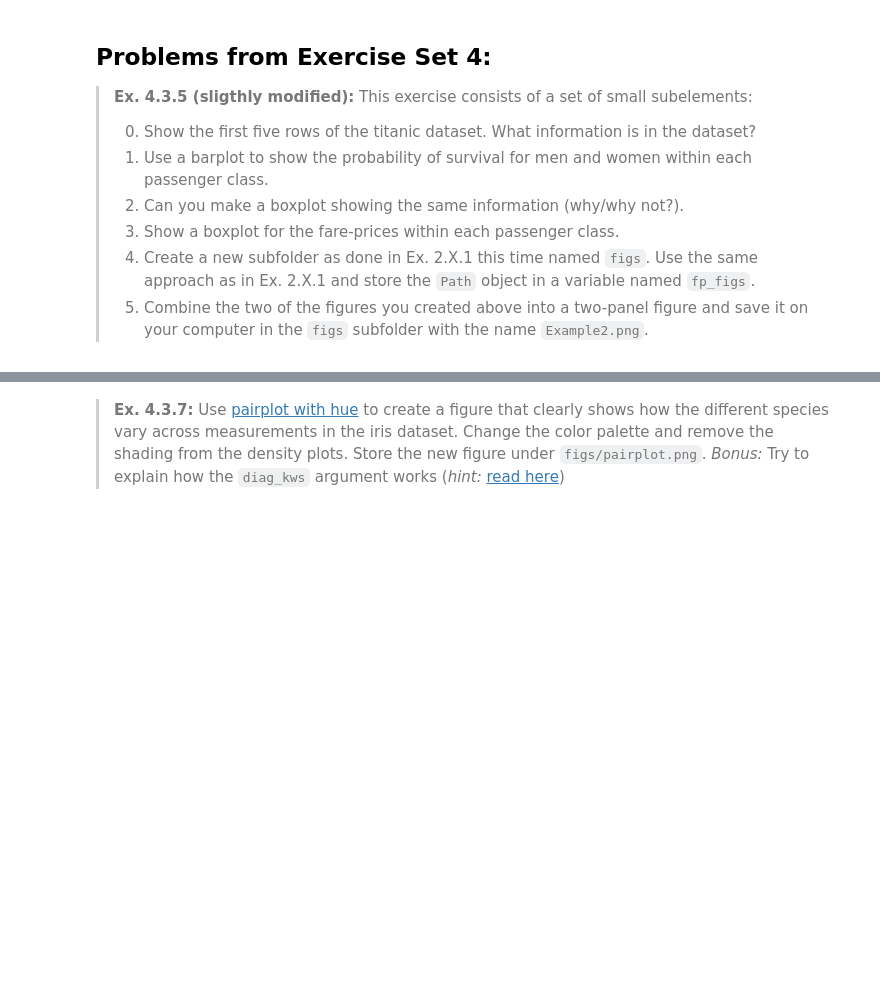
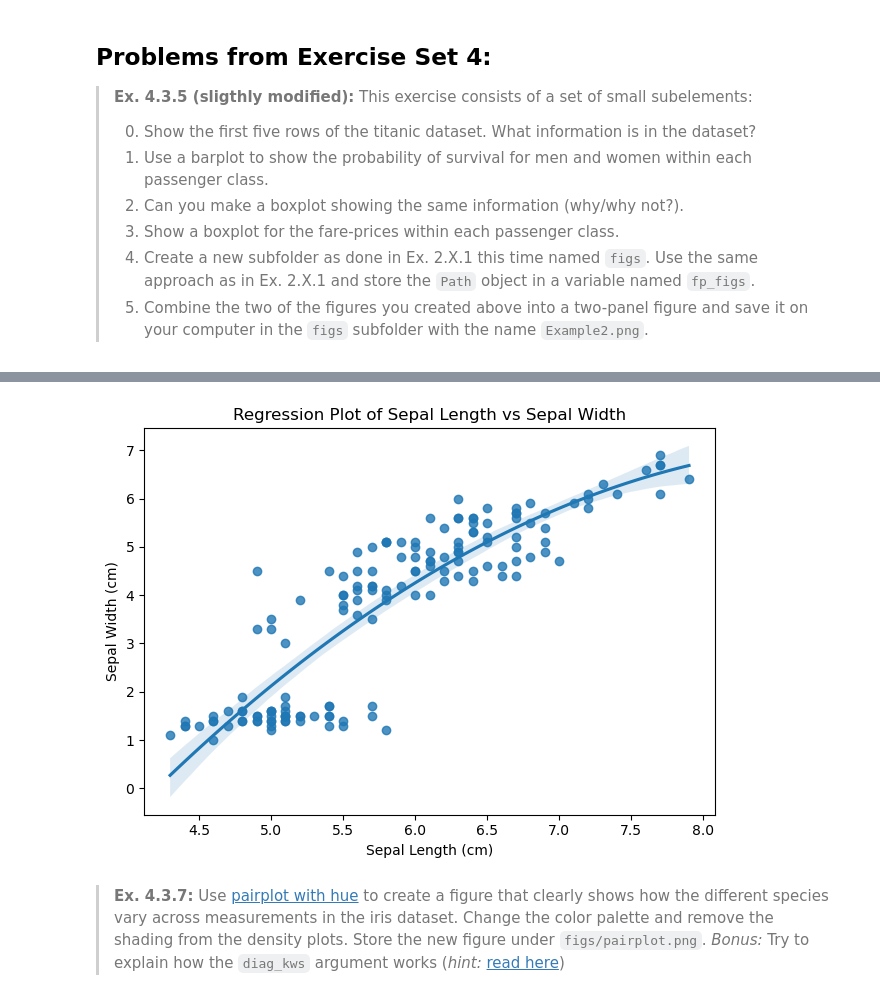
Before and after one commit to mcp656/ISDS-2024, a Jupyter notebook: Assignments/assignment1/assignment1.ipynb, the cells around one changed output, grey strips where cells are left out. Saved outputs shown, nothing was run; the diff lists cells and outputs as text; code cells hidden in the pictures; blank space fills up the shorter version.

```diff
--- a/Assignments/assignment1/assignment1.ipynb
+++ b/Assignments/assignment1/assignment1.ipynb
@@ -760,0 +882,31 @@ raise NotImplementedError()
+# %%
+# We download the iris dataset using sns
+iris = sns.load_dataset('iris')
+
+# We create a figure
+fig, ax = plt.subplots()
+
+# We create a scatterplot with a second order polynomial fitted
+sns.regplot(data=iris,
+            x='sepal_length',
+            y='petal_length',
+            order=2,
+            ax=ax)
+
+# We set the title
+ax.set_title('Regression Plot of Sepal Length vs Sepal Width')
+
+# We set the x- and ylabel
+ax.set_xlabel('Sepal Length (cm)')
+ax.set_ylabel('Sepal Width (cm)')
+
+# We save the figure
+plt.savefig(f'{fp_figs}/iris.png', dpi=300)
+
+# We adjust layout to tight
+plt.tight_layout()
+
+# We display the plot
+plt.show();
+# %% [output]
+[figure, added]
```
Also changed, not shown: parts of 12 cells of this notebook, 3 other files.
